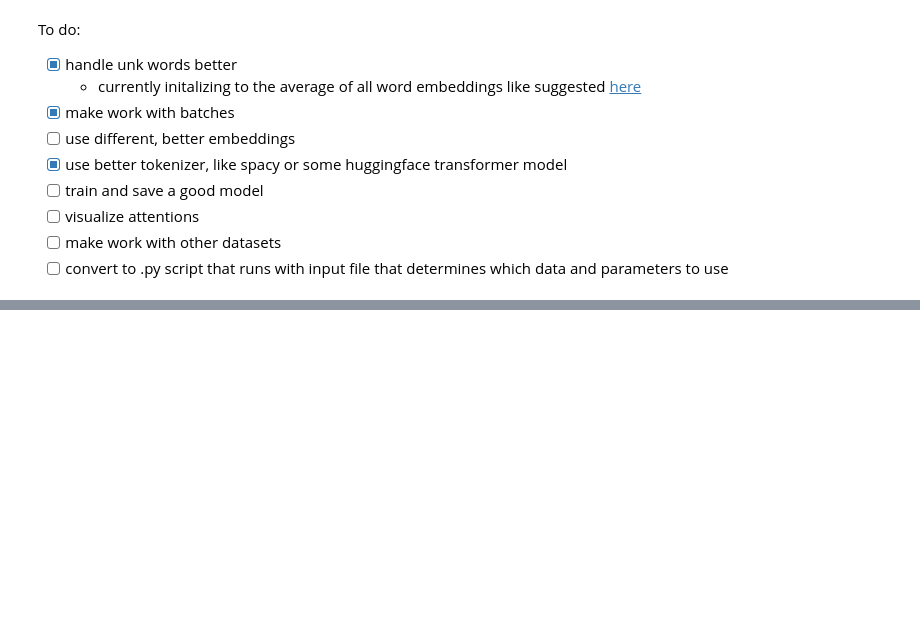
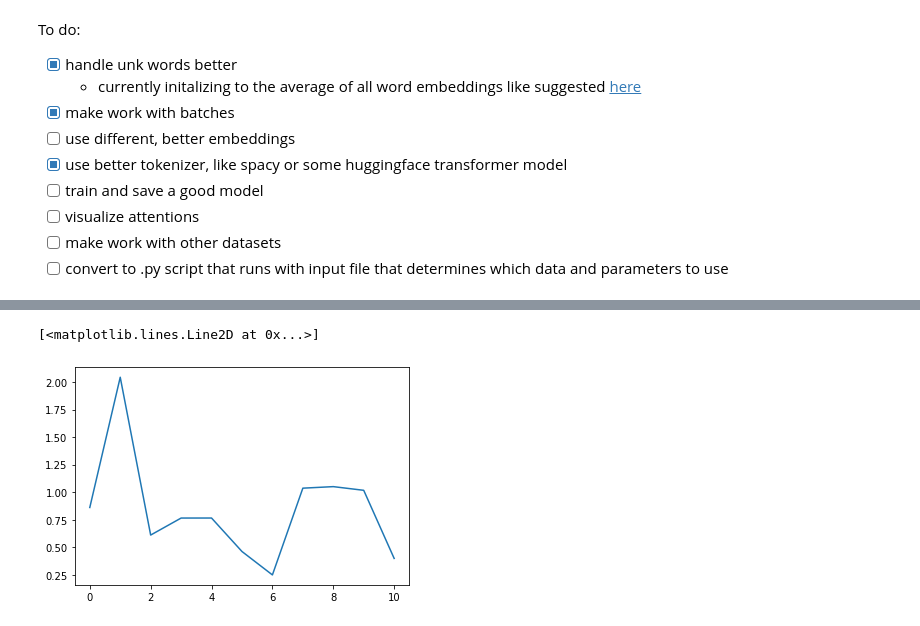
Before and after one commit to nuwandavek/marvin, a Jupyter notebook: ml/notebooks/AttentionTesting.ipynb, the cells around one changed output, grey strips where cells are left out. Cells and saved outputs as stored; diff of their text form; code cells hidden in the pictures; blank space fills up the shorter version.

```diff
--- a/ml/notebooks/AttentionTesting.ipynb
+++ b/ml/notebooks/AttentionTesting.ipynb
@@ -176,7 +177,7 @@ def read_embeddings(filename, vocab_size=10000, compute_avg=True):
 
     return torch.FloatTensor(embeddings), vocab, inv_vocab
 # %%
-def sent_embedd(sent, model, vocab_dict, tokenizer, max_length, unk_embedd=True):
+def sent_embedd(sent, model, vocab_dict, tokenizer, max_length, device, unk_embedd=True):
     '''
     Helper function to extract the embedding for an input sentence.
     '''
@@ -194,7 +195,7 @@ def sent_embedd(sent, model, vocab_dict, tokenizer, max_length, unk_embedd=True)
             i += 1
     return torch.LongTensor([idxs]).to(device)
 
-def sent_pred(sent, model, vocab_dict, max_length):
+def sent_pred(sent, model, vocab_dict, tokenizer, max_length, device, batch_size):
     '''
     Runs the model on an input sentence.
 
@@ -209,7 +210,8 @@ def sent_pred(sent, model, vocab_dict, max_length):
              each class, representing the predicted probability for that class
       attns : the attention matrix
     '''
-    input_tensor = sent_embedd(sent, model, vocab_dict, max_length)
+    input_tensor = sent_embedd(sent, model, vocab_dict, tokenizer, max_length, device)
+    input_tensor = torch.cat(batch_size * [input_tensor])
     pred, attns = model(input_tensor, return_attn=True)
     return pred.detach().cpu().numpy(), attns
 # %%
@@ -459,0 +466,5 @@ tokenizer(train_df['text'].iloc[0])[9]
+# %%
+plt.plot(attn[:len(tokens)])
+# %% [output]
+[<matplotlib.lines.Line2D at 0x...>]
+[figure, added]
```
Also changed, not shown: parts of 18 cells of this notebook.
